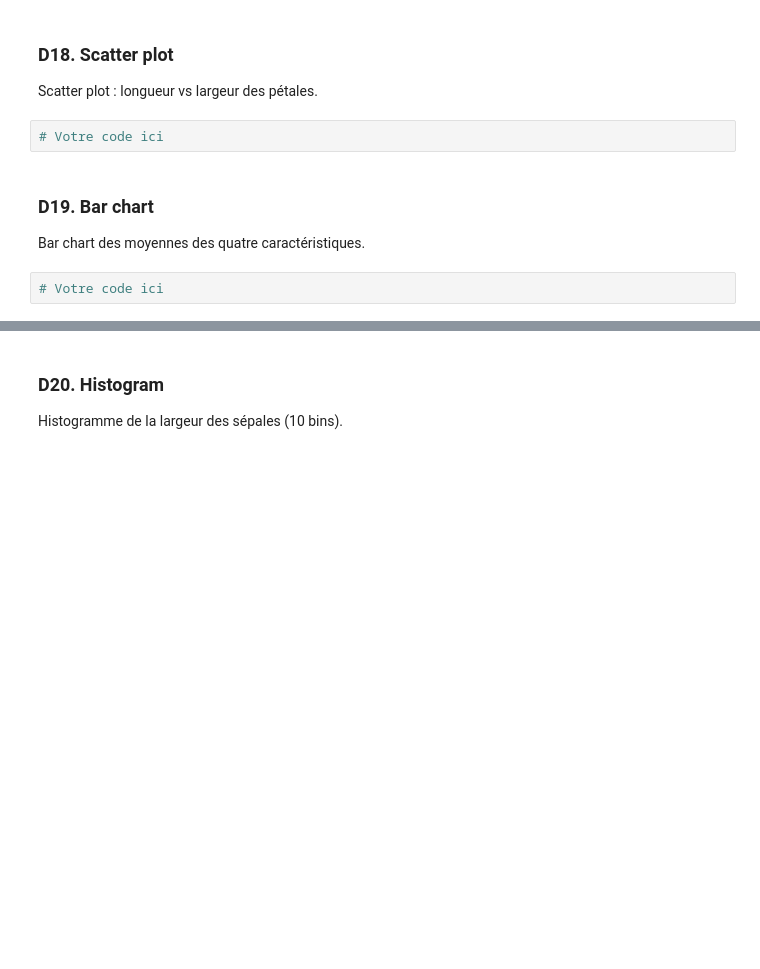
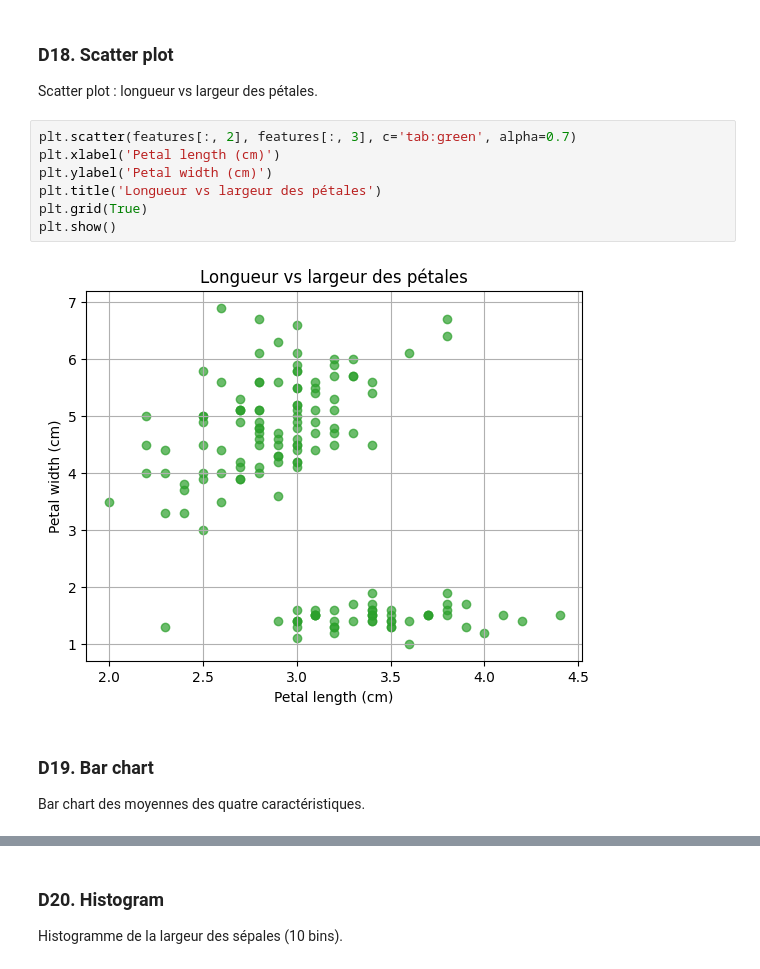
Before and after one commit to USMS-FPK-IA-GI-2025/controle-01-numpy-and-matplotlib-iris-Chouss777, a Jupyter notebook: notebooks/controle_numpy_matplotlib.ipynb, the cells around one changed output, grey strips where cells are left out. Cells and saved outputs as stored; diff of their text form; blank space fills up the shorter version.

```diff
--- a/notebooks/controle_numpy_matplotlib.ipynb
+++ b/notebooks/controle_numpy_matplotlib.ipynb
@@ -229,10 +229,15 @@ NameError: name 'features' is not defined
 # %% [markdown]
 ### D18. Scatter plot
 Scatter plot : longueur vs largeur des pétales.
-# %%
-# Votre code ici
+# %%
+plt.scatter(features[:, 2], features[:, 3], c='tab:green', alpha=0.7)
+plt.xlabel('Petal length (cm)')
+plt.ylabel('Petal width (cm)')
+plt.title('Longueur vs largeur des pétales')
+plt.grid(True)
+plt.show()
+# %% [output]
+[figure, added]
 # %% [markdown]
 ### D19. Bar chart
 Bar chart des moyennes des quatre caractéristiques.
-# %%
-# Votre code ici
```
Also changed, not shown: parts of 25 cells of this notebook.
